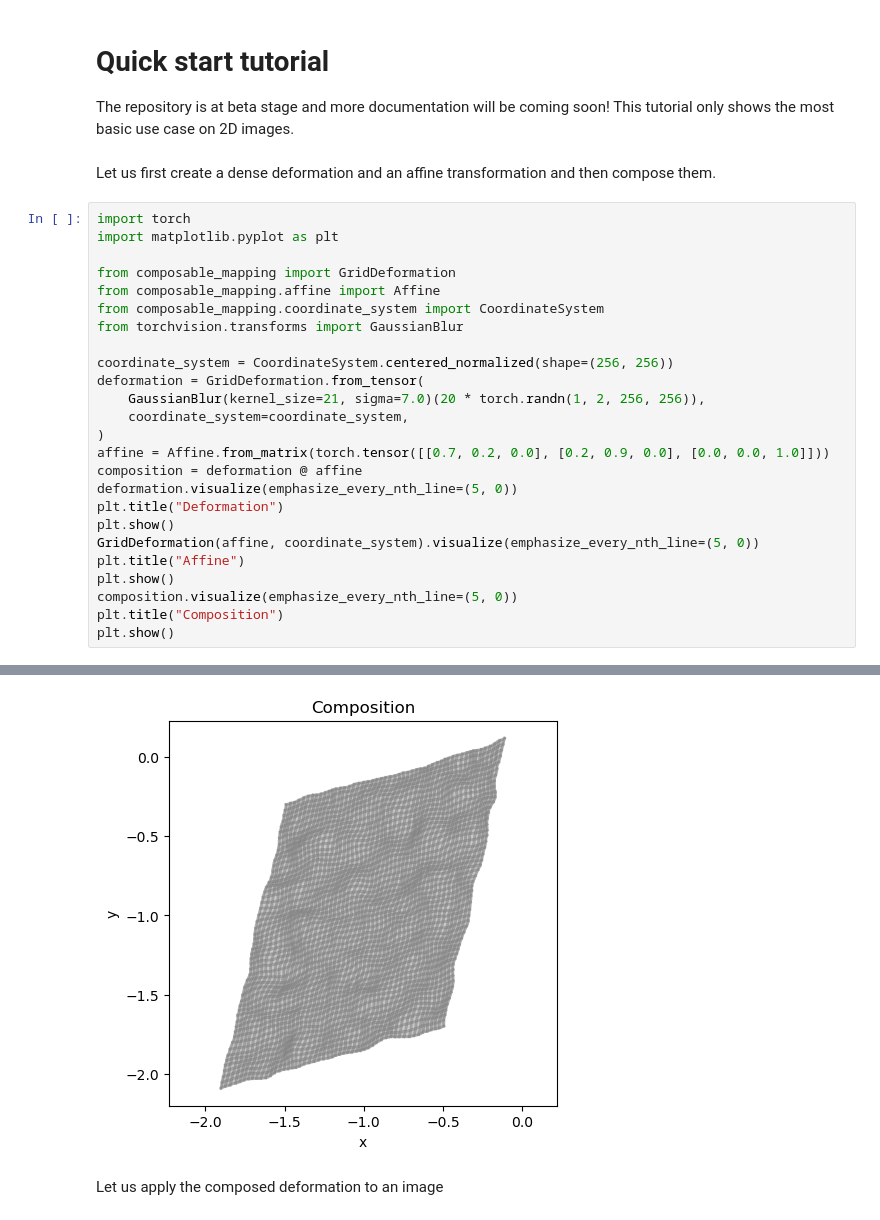
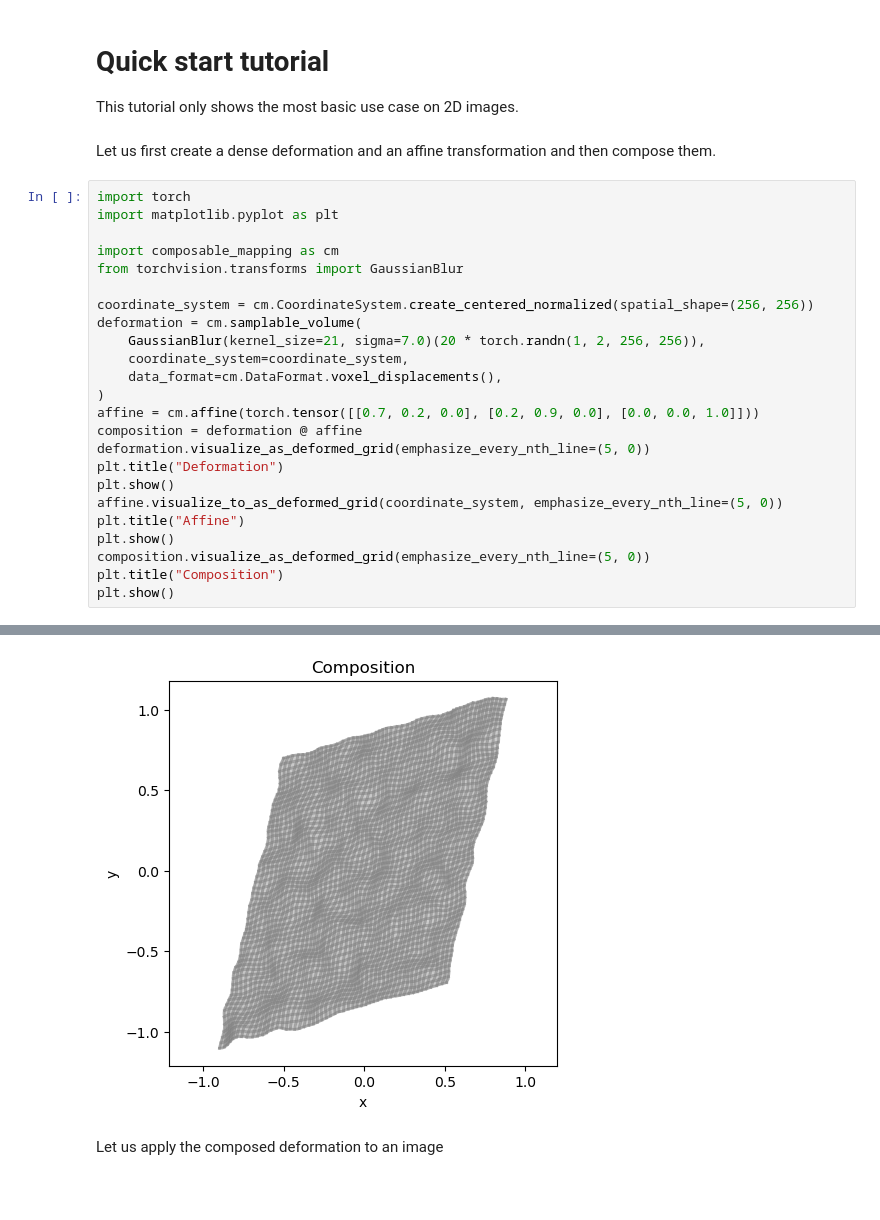
Before and after one commit to honkamj/composable-mapping, a Jupyter notebook: tutorials/quick_start.ipynb, the cells around one changed output, grey strips where cells are left out. Drawn from its saved outputs; the diff is of its cells as text; blank space fills up the shorter version.

```diff
--- a/tutorials/quick_start.ipynb
+++ b/tutorials/quick_start.ipynb
@@ -1,32 +1,31 @@
 # %% [markdown]
 # Quick start tutorial
 
-The repository is at beta stage and more documentation will be coming soon! This tutorial only shows the most basic use case on 2D images.
+This tutorial only shows the most basic use case on 2D images.
 # %% [markdown]
 Let us first create a dense deformation and an affine transformation and then compose them.
 # %%
 import torch
 import matplotlib.pyplot as plt
 
-from composable_mapping import GridDeformation
-from composable_mapping.affine import Affine
-from composable_mapping.coordinate_system import CoordinateSystem
+import composable_mapping as cm
 from torchvision.transforms import GaussianBlur
 
-coordinate_system = CoordinateSystem.centered_normalized(shape=(256, 256))
-deformation = GridDeformation.from_tensor(
+coordinate_system = cm.CoordinateSystem.create_centered_normalized(spatial_shape=(256, 256))
+deformation = cm.samplable_volume(
     GaussianBlur(kernel_size=21, sigma=7.0)(20 * torch.randn(1, 2, 256, 256)),
     coordinate_system=coordinate_system,
+    data_format=cm.DataFormat.voxel_displacements(),
 )
-affine = Affine.from_matrix(torch.tensor([[0.7, 0.2, 0.0], [0.2, 0.9, 0.0], [0.0, 0.0, 1.0]]))
+affine = cm.affine(torch.tensor([[0.7, 0.2, 0.0], [0.2, 0.9, 0.0], [0.0, 0.0, 1.0]]))
 composition = deformation @ affine
-deformation.visualize(emphasize_every_nth_line=(5, 0))
+deformation.visualize_as_deformed_grid(emphasize_every_nth_line=(5, 0))
 plt.title("Deformation")
 plt.show()
-GridDeformation(affine, coordinate_system).visualize(emphasize_every_nth_line=(5, 0))
+affine.visualize_to_as_deformed_grid(coordinate_system, emphasize_every_nth_line=(5, 0))
 plt.title("Affine")
 plt.show()
-composition.visualize(emphasize_every_nth_line=(5, 0))
+composition.visualize_as_deformed_grid(emphasize_every_nth_line=(5, 0))
 plt.title("Composition")
 plt.show()
 # %% [output]
@@ -34,5 +33,5 @@ plt.show()
 [figure]
-[figure, old version]
+[figure, new version]
 # %% [markdown]
 Let us apply the composed deformation to an image
 # %%
```
Also changed, not shown: parts of 2 cells of this notebook, 23 other files.
